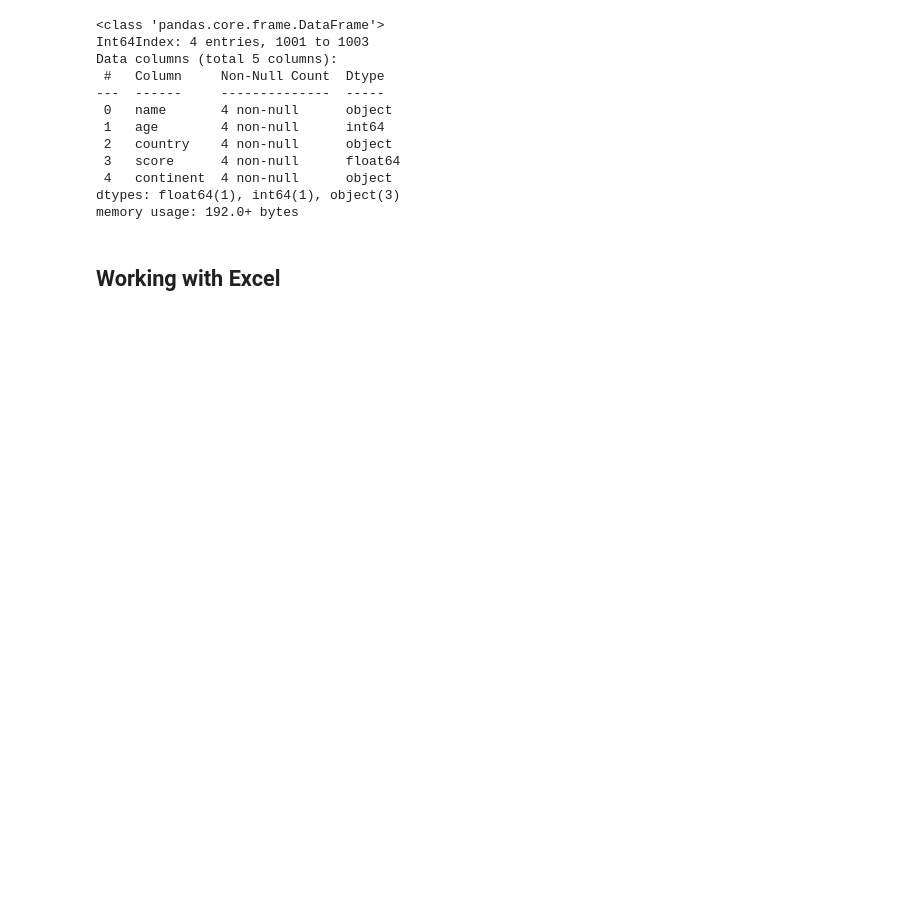
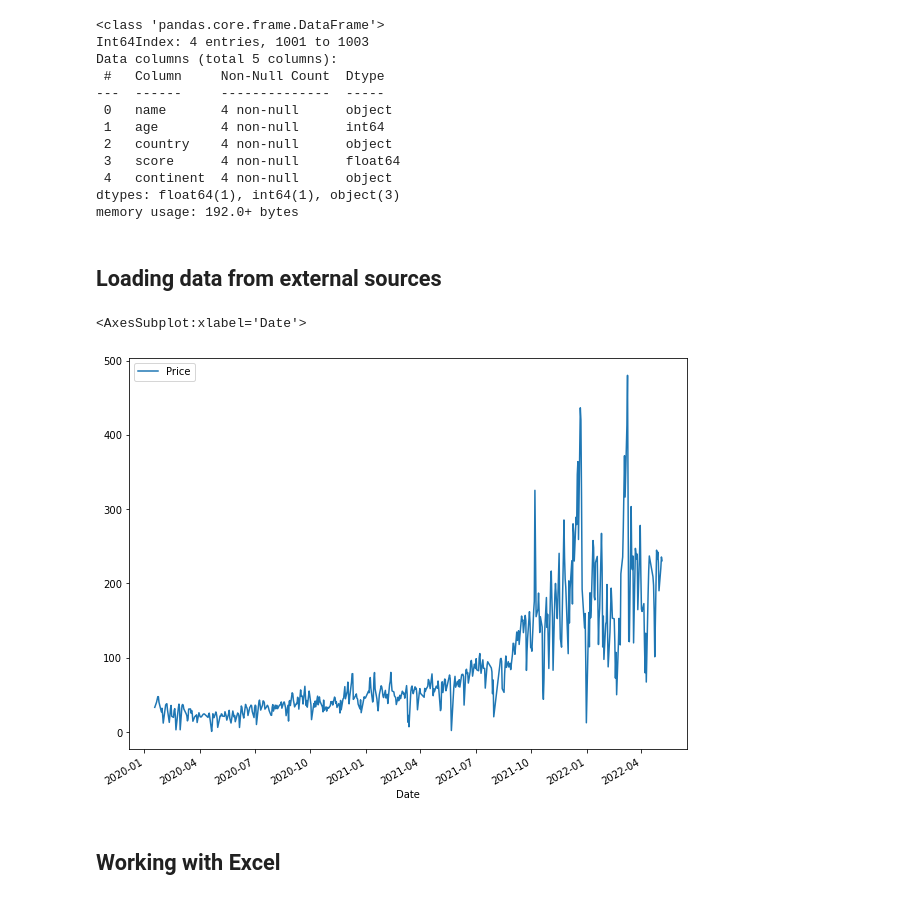
Before and after one commit to storm-nhaab/nena-python-competence, a Jupyter notebook: lesson_03/lesson_03.ipynb, the cells around one changed output. Cells and saved outputs as stored; diff of their text form; code cells hidden in the pictures; blank space fills up the shorter version.

```diff
--- a/lesson_03/lesson_03.ipynb
+++ b/lesson_03/lesson_03.ipynb
@@ -42,6 +42,24 @@ Data columns (total 5 columns):
  4   continent  4 non-null      object
 dtypes: float64(1), int64(1), object(3)
 memory usage: 192.0+ bytes
+# %% [markdown]
+## Loading data from external sources
+# %%
+df_conti = pd.read_excel("resources/StormGeo_Conti_HistoricalForecasts_DE_2022-05-04_184123.xlsx", parse_dates=["Forecast", "Date"])
+# %%
+df_day_ahead = (df_conti.groupby("Forecast")
+                .resample("D", on="Date")["Price"]
+                .mean()
+                .reset_index()
+                .groupby("Forecast")
+                .nth(1)
+                .set_index("Date")
+)
+# %%
+df_day_ahead.plot(kind="line", figsize=[10, 8])
+# %% [output]
+<AxesSubplot:xlabel='Date'>
+[figure, added]
 # %% [markdown]
 ## Working with Excel
 # %% [markdown]
```
Also changed, not shown: parts of 1 cell of this notebook, 1 other file.
